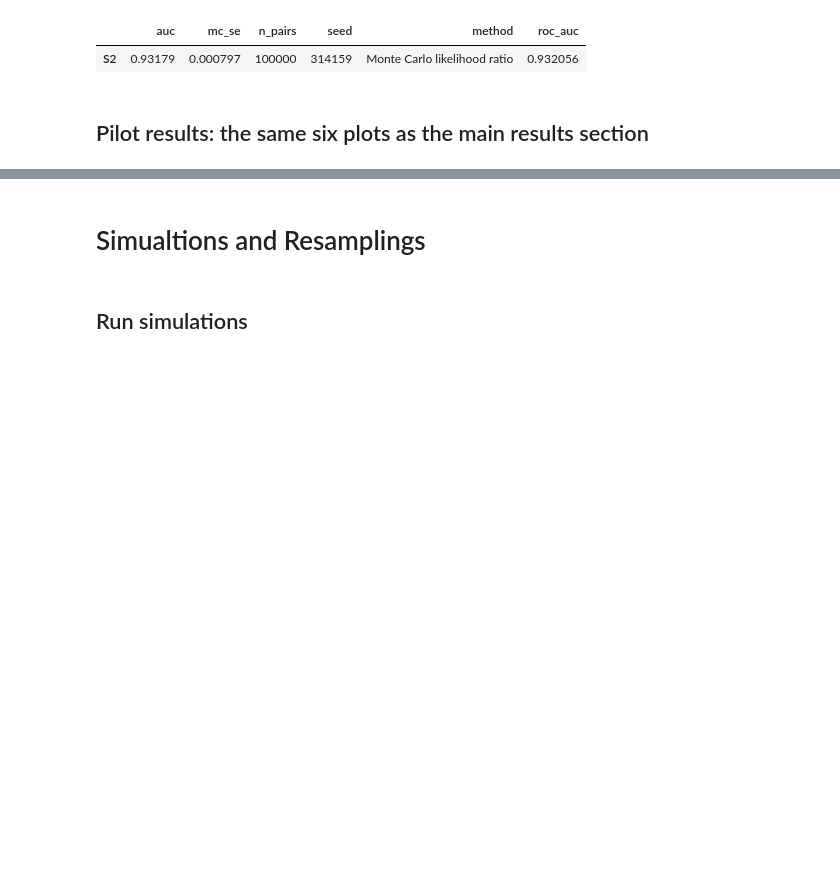
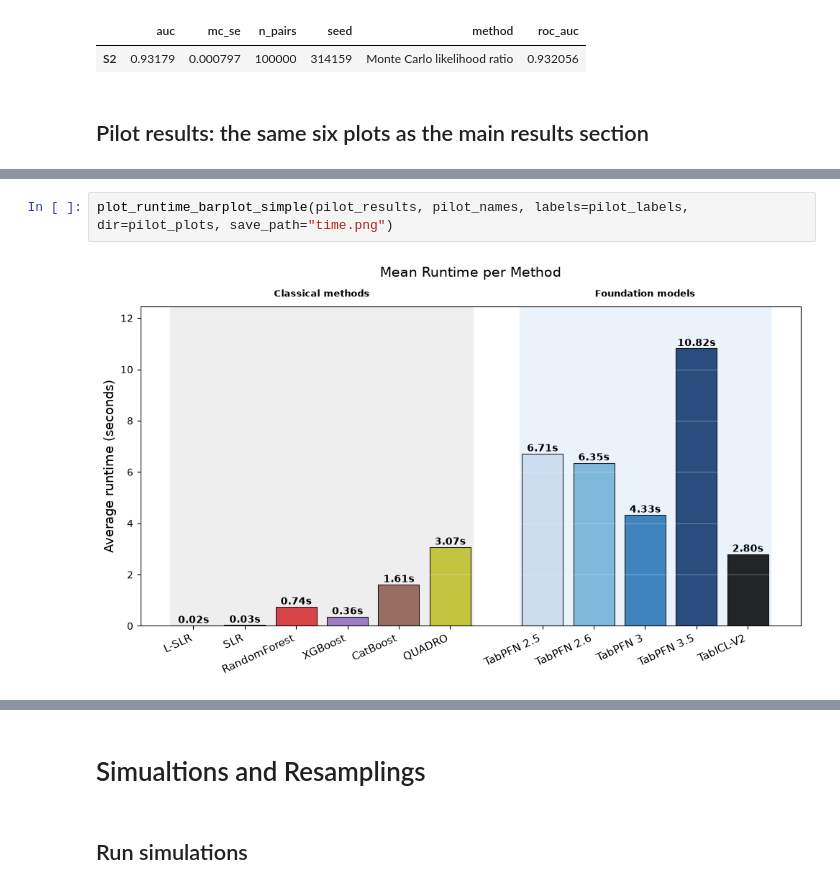
Before and after one commit to ghorbani-alireza/benchmark-tabpfn-medical, a Jupyter notebook: notebooks/run_analysis.ipynb, the cells around one changed output, grey strips where cells are left out. Cells and saved outputs as stored; diff of their text form; blank space fills up the shorter version.

```diff
--- a/notebooks/run_analysis.ipynb
+++ b/notebooks/run_analysis.ipynb
@@ -113,3 +113,7 @@ plot_boxplots_grid(pilot_results, pilot_names, labels=pilot_labels, metric="AUC"
+# %%
+plot_runtime_barplot_simple(pilot_results, pilot_names, labels=pilot_labels, dir=pilot_plots, save_path="time.png")
+# %% [output]
+[figure, added]
 # %%
 plot_roc_curves_grid(pilot_results, pilot_names, labels=pilot_labels, dir=pilot_plots, save_path="roc.png" if SAVE_PILOT_OUTPUT else None,
                      bayes_auc=pilot_bayes, show_bayes_roc=SHOW_BAYES_ROC)
```
Also changed, not shown: parts of 4 cells of this notebook, 6 other files.
